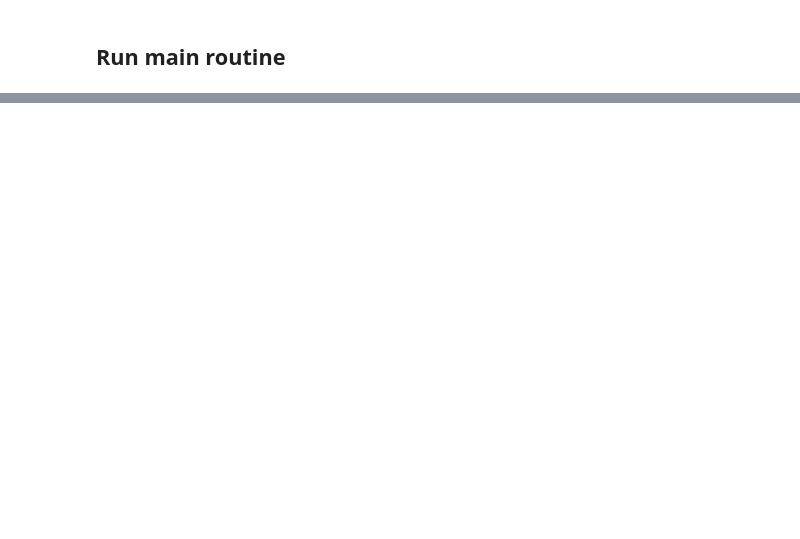
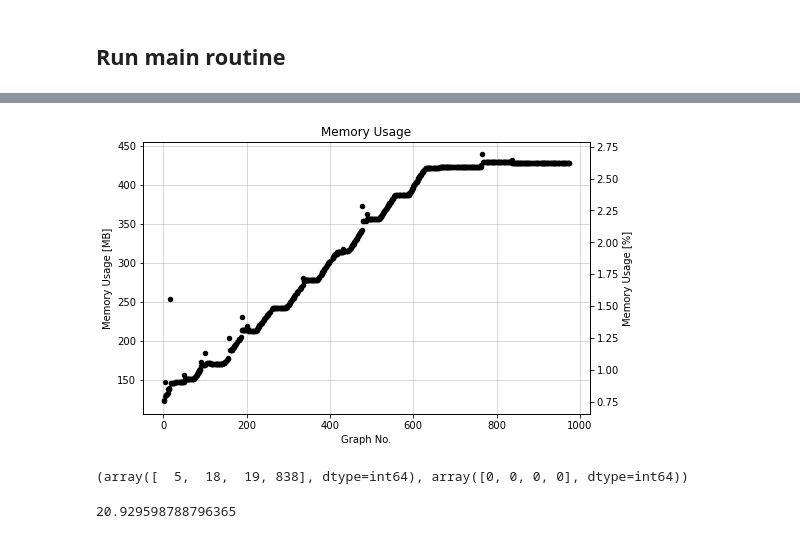
Before and after one commit to AnBowell/Final-Year-Project-py-galaxies, a Jupyter notebook: Host-Galaxy baryon interactions.ipynb, the cells around one changed output, grey strips where cells are left out. Drawn from its saved outputs; the diff is of its cells as text; code cells hidden in the pictures; blank space fills up the shorter version.

```diff
--- a/Host-Galaxy baryon interactions.ipynb
+++ b/Host-Galaxy baryon interactions.ipynb
@@ -161,0 +179,20 @@ PyGalaxies.Monitor.bar_chart_funcs(model_params.timing_data_save_path,
+# %%
+
+
+fig, ax1 = plt.subplots(figsize=(8,5))
+
+
+ax1.set_title('Memory Usage')
+ax1.scatter(np.arange(0,len(the_data[:,-1,0]),1),the_data[:,1,0]/(2**20), color='black',s = 20)
+ax1.set_ylabel('Memory Usage [MB]')
+ax1.set_xlabel('Graph No.')
+
+ax2 = ax1.twinx()
+
+ax2.scatter(np.arange(0,len(the_data[:,-1,0]),1),(the_data[:,-1,2]),color='black',s=10)
+ax2.set_ylabel('Memory Usage [%]')
+ax1.grid(True, alpha=0.6)
+plt.savefig('Graph_outputs/Timing/Overall_Memory_Usage.jpg', dpi = 600)
+plt.show()
+# %% [output]
+[figure, added]
@@ -161,0 +203,8 @@ PyGalaxies.Monitor.bar_chart_funcs(model_params.timing_data_save_path,
+# %%
+np.where((the_data[:,:,1] < 0) == True)
+# %% [output]
+(array([  5,  18,  19, 838], dtype=int64), array([0, 0, 0, 0], dtype=int64))
+# %%
+the_data[200,7,1]
+# %% [output]
+20.929598788796365
```
Also changed, not shown: parts of 6 cells of this notebook, 14 other files.
